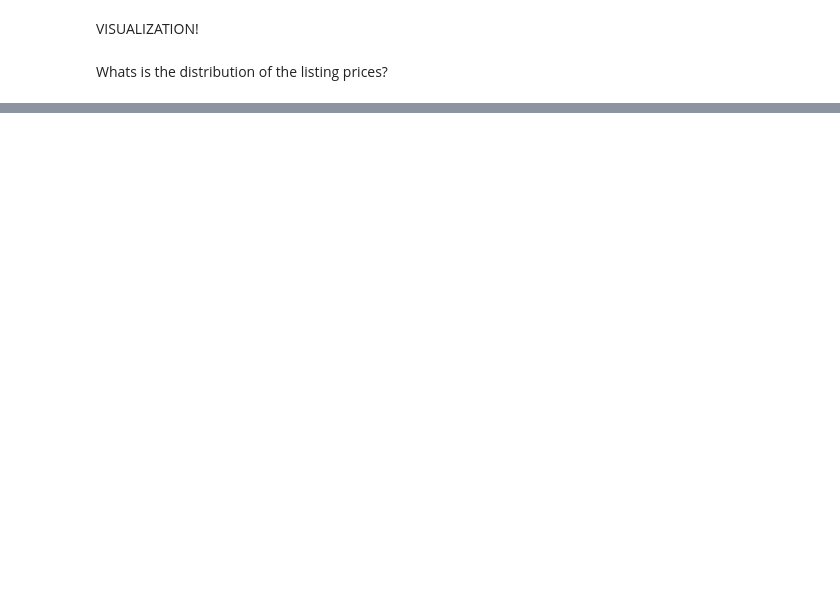
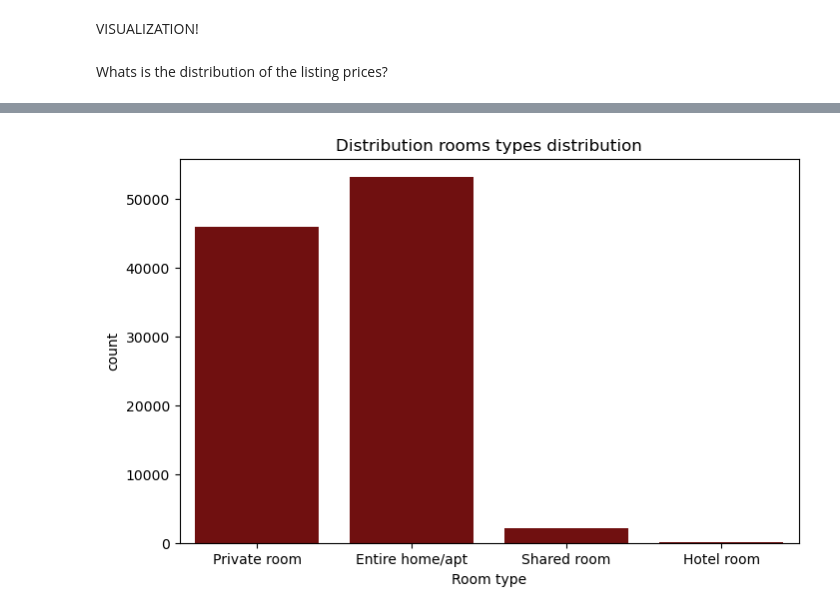
Before and after one commit to Phantom074/Airbnb-Data-Analysis, a Jupyter notebook: code.ipynb, the cells around one changed output, grey strips where cells are left out. Drawn from its saved outputs; the diff is of its cells as text; code cells hidden in the pictures; blank space fills up the shorter version.

```diff
--- a/code.ipynb
+++ b/code.ipynb
@@ -188,0 +213,9 @@ plt.title('Distribution ')
+# %%
+plt.figure(figsize = (8,5))
+sns.countplot(x = 'room type', data = df, color = 'maroon')
+plt.title('Distribution rooms types distribution')
+plt.xlabel('Room type')
+plt.ylabel('count')
+plt.show()
+# %% [output]
+[figure, added]
```
Also changed, not shown: parts of 10 cells of this notebook.
